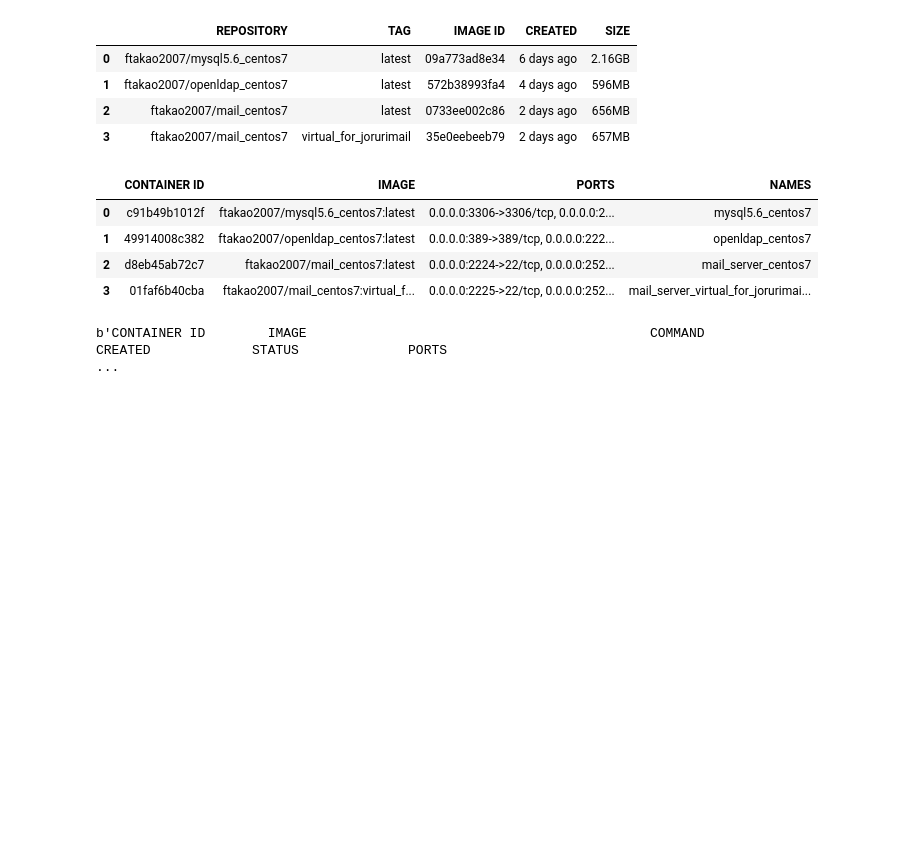
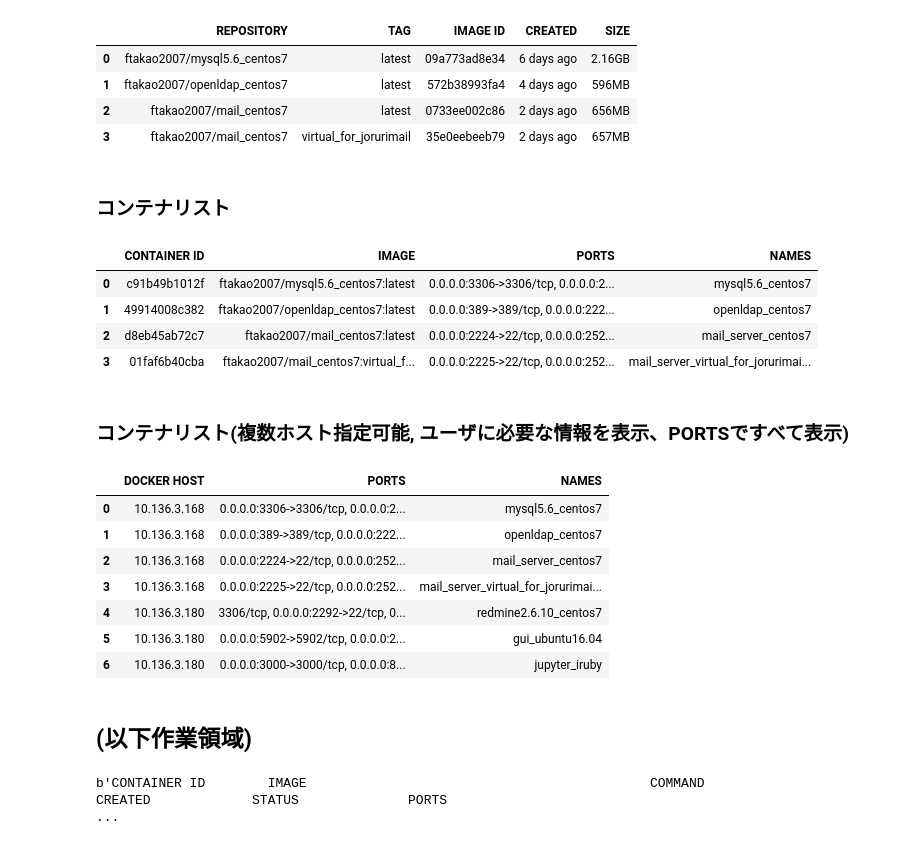
Before and after one commit to ftakao2007/python, a Jupyter notebook: jupyter_notebook/docker/docker-compose.ipynb, the cells around one changed output. Drawn from its saved outputs; the diff is of its cells as text; code cells hidden in the pictures; blank space fills up the shorter version.

```diff
--- a/jupyter_notebook/docker/docker-compose.ipynb
+++ b/jupyter_notebook/docker/docker-compose.ipynb
@@ -56,6 +56,8 @@ df
 | 1 | ftakao2007/openldap_centos7 | latest | 572b38993fa4 | 4 days ago | 596MB |
 | 2 | ftakao2007/mail_centos7 | latest | 0733ee002c86 | 2 days ago | 656MB |
 | 3 | ftakao2007/mail_centos7 | virtual_for_jorurimail | 35e0eebeeb79 | 2 days ago | 657MB |
+# %% [markdown]
+### コンテナリスト
 # %%
 import pandas as pd
 import subprocess
@@ -105,6 +105,68 @@ df
 | 1 | 49914008c382 | ftakao2007/openldap_centos7:latest | 0.0.0.0:389->389/tcp, 0.0.0.0:222... | openldap_centos7 |
 | 2 | d8eb45ab72c7 | ftakao2007/mail_centos7:latest | 0.0.0.0:2224->22/tcp, 0.0.0.0:252... | mail_server_centos7 |
 | 3 | 01faf6b40cba | ftakao2007/mail_centos7:virtual_f... | 0.0.0.0:2225->22/tcp, 0.0.0.0:252... | mail_server_virtual_for_jorurimai... |
+# %% [markdown]
+### コンテナリスト(複数ホスト指定可能, ユーザに必要な情報を表示、PORTSですべて表示)
+# %%
+import pandas as pd
+import subprocess
+import sys
+pd.set_option("display.max_colwidth", 100)
+
+### 全てのdockerhost
+dockerhost_list = ['10.136.3.168','10.136.3.180']
+
+result = []
+
+for j in range(len(dockerhost_list)):
+    ### コマンドの実行結果を取得する
+    res = subprocess.run(['ssh',dockerhost_list[j],'docker', 'ps'], stdout=subprocess.PIPE)
+
+    ### バイト列を文字列にする
+    a = res.stdout.decode('utf-8')
+    #print(a)
+
+    ### 改行を区切りに要素に入れる
+    b = a.split("\n")
+    #print(b)
+
+    ### それぞれの要素で半角空白2文字を区切り文字にし、空の要素は除く
+    c = []
+    for i in range(len(b)):
+        item = b[i]
+        if i != 0:
+            c.insert(0,tuple(filter(lambda x: x != '', item.split("  "))))
+
+    ### 列名の要素を削除
+    del c[0]
+    #print(c)
+
+    ### 列名をリストcolに入れる
+    col = list(filter(lambda x: x != '', b[0].split("  ")))
+
+    ### CONTAINER ID, IMAGE, COMMAND,CREATED,STATUS列を削除し、DOCKERHOST列を追加する
+    for i in c:
+        i_tmp = list(i)
+        del i_tmp[0:5]
+        i_tmp.insert(0,dockerhost_list[j])
+        result.append(tuple(i_tmp))
+    del col[0:5]
+    col.insert(0,'DOCKER HOST')
+
+### 表示
+df = pd.DataFrame(result, columns=col)
+df
+# %% [output]
+|  | DOCKER HOST | PORTS | NAMES |
+| 0 | 10.136.3.168 | 0.0.0.0:3306->3306/tcp, 0.0.0.0:2... | mysql5.6_centos7 |
+| 1 | 10.136.3.168 | 0.0.0.0:389->389/tcp, 0.0.0.0:222... | openldap_centos7 |
+| 2 | 10.136.3.168 | 0.0.0.0:2224->22/tcp, 0.0.0.0:252... | mail_server_centos7 |
+| 3 | 10.136.3.168 | 0.0.0.0:2225->22/tcp, 0.0.0.0:252... | mail_server_virtual_for_jorurimai... |
+| 4 | 10.136.3.180 | 3306/tcp, 0.0.0.0:2292->22/tcp, 0... | redmine2.6.10_centos7 |
+| 5 | 10.136.3.180 | 0.0.0.0:5902->5902/tcp, 0.0.0.0:2... | gui_ubuntu16.04 |
+| 6 | 10.136.3.180 | 0.0.0.0:3000->3000/tcp, 0.0.0.0:8... | jupyter_iruby |
+# %% [markdown]
+## (以下作業領域)
 # %%
 import subprocess
 args = ['docker', 'ps', '-a']
```
Also changed, not shown: parts of 3 cells of this notebook, 1 other file.
